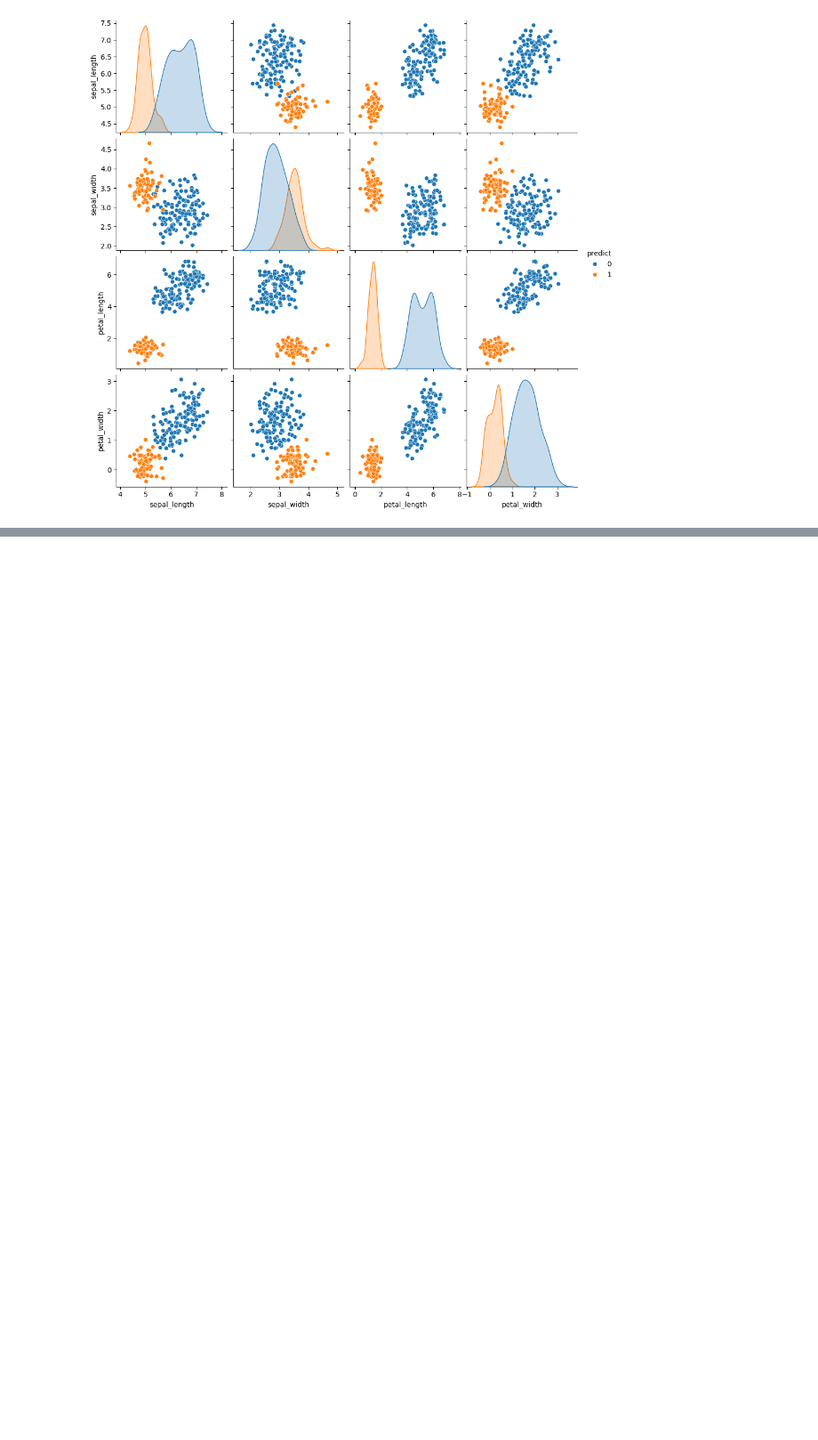
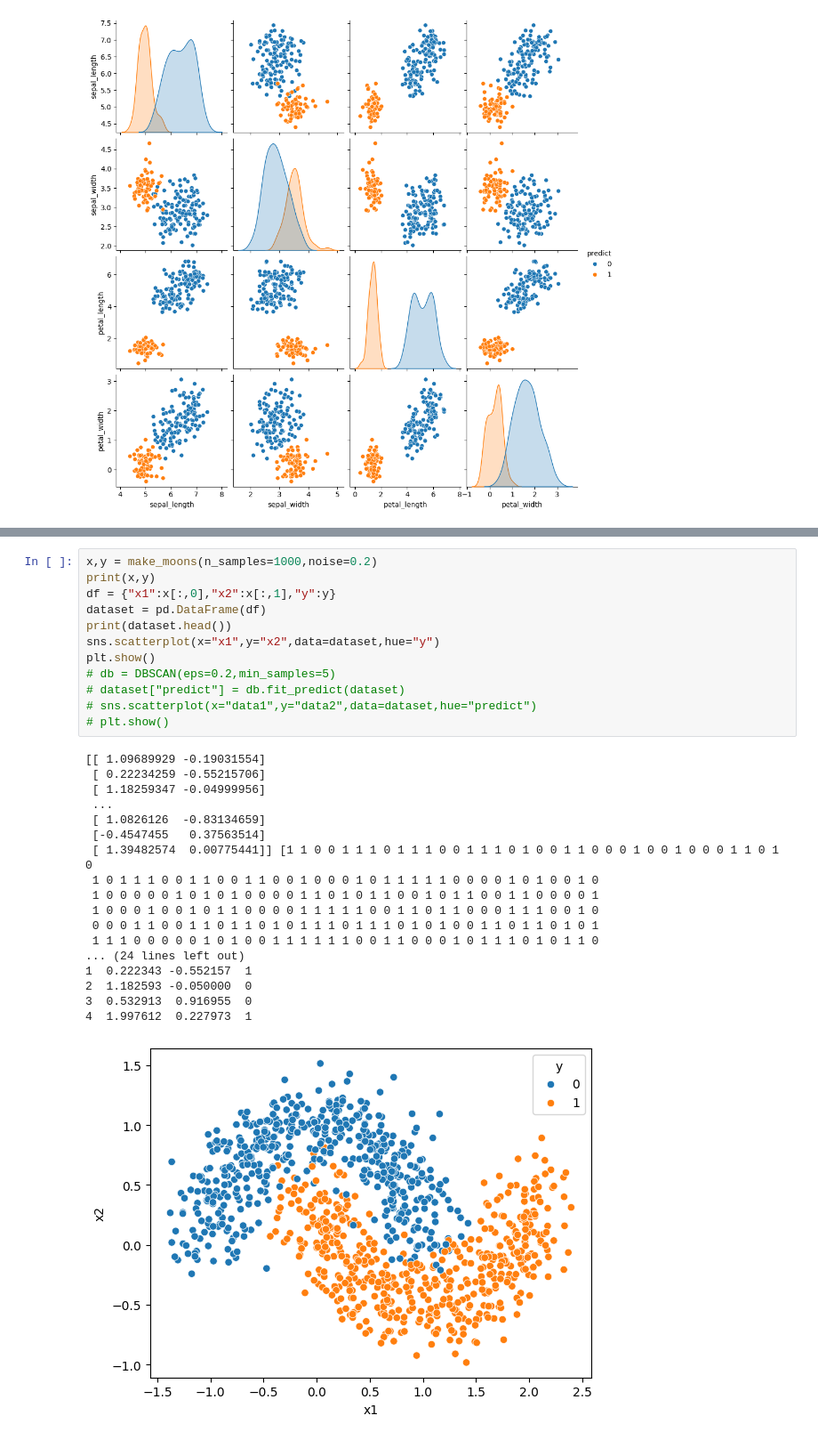
Before and after one commit to SadiqCodex/GenAI-Learning-Project, a Jupyter notebook: notebooks/unsupervised_k_mean_cluster.ipynb, the cells around one changed output, grey strips where cells are left out. Shown at 89% size. Cells and saved outputs as stored; diff of their text form; blank space fills up the shorter version.

```diff
--- a/notebooks/unsupervised_k_mean_cluster.ipynb
+++ b/notebooks/unsupervised_k_mean_cluster.ipynb
@@ -145,0 +281,31 @@ print("associaition learning, 5:37")
+# %%
+x,y = make_moons(n_samples=1000,noise=0.2)
+print(x,y)
+df = {"x1":x[:,0],"x2":x[:,1],"y":y}
+dataset = pd.DataFrame(df)
+print(dataset.head())
+sns.scatterplot(x="x1",y="x2",data=dataset,hue="y")
+plt.show()
+# db = DBSCAN(eps=0.2,min_samples=5)
+# dataset["predict"] = db.fit_predict(dataset)
+# sns.scatterplot(x="data1",y="data2",data=dataset,hue="predict")
+# plt.show()
+# %% [output]
+[[ 1.09689929 -0.19031554]
+ [ 0.22234259 -0.55215706]
+ [ 1.18259347 -0.04999956]
+ ...
+ [ 1.0826126  -0.83134659]
+ [-0.4547455   0.37563514]
+ [ 1.39482574  0.00775441]] [1 1 0 0 1 1 1 0 1 1 1 0 0 1 1 1 0 1 0 0 1 1 0 0 0 1 0 0 1 0 0 0 1 1 0 1 0
+ 1 0 1 1 1 0 0 1 1 0 0 1 1 0 0 1 0 0 0 1 0 1 1 1 1 1 0 0 0 0 1 0 1 0 0 1 0
+ 1 0 0 0 0 0 1 0 1 0 1 0 0 0 0 1 1 0 1 0 1 1 0 0 1 0 1 1 0 0 1 1 0 0 0 0 1
+ 1 0 0 0 1 0 0 1 0 1 1 0 0 0 0 1 1 1 1 1 0 0 1 1 0 1 1 0 0 0 1 1 1 0 0 1 0
+ 0 0 0 1 1 0 0 1 1 0 1 1 0 1 0 1 1 1 0 1 1 1 0 1 0 1 0 0 1 1 0 1 1 0 1 0 1
+ 1 1 1 0 0 0 0 0 1 0 1 0 0 1 1 1 1 1 1 0 0 1 1 0 0 0 1 0 1 1 1 0 1 0 1 1 0
+... (24 lines left out)
+1  0.222343 -0.552157  1
+2  1.182593 -0.050000  0
+3  0.532913  0.916955  0
+4  1.997612  0.227973  1
+[figure, added]
```
Also changed, not shown: parts of 5 cells of this notebook, 4 other files.
